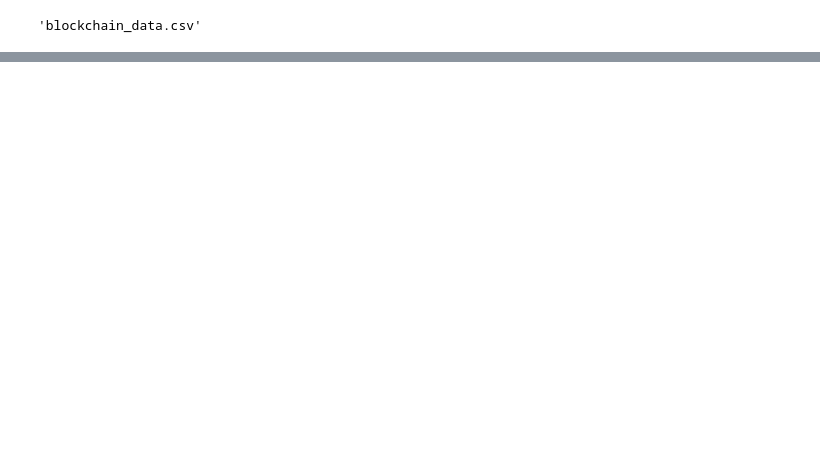
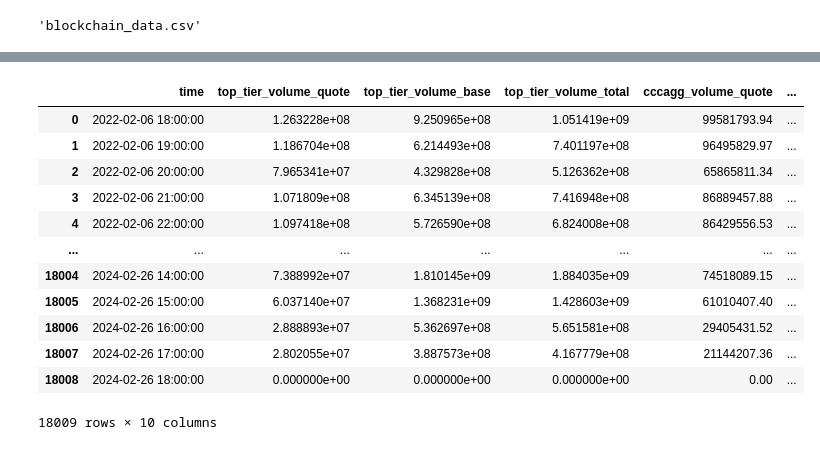
Before and after one commit to SkyTong/BTCpred, a Jupyter notebook: volume/data/raw/Blockchain_info/Blockchain_data.ipynb, the cells around one changed output, grey strips where cells are left out. Drawn from its saved outputs; the diff is of its cells as text; code cells hidden in the pictures; blank space fills up the shorter version.

```diff
--- a/volume/data/raw/Blockchain_info/Blockchain_data.ipynb
+++ b/volume/data/raw/Blockchain_info/Blockchain_data.ipynb
@@ -404,0 +484,16 @@ SyntaxError: invalid syntax (517458755.py, line 7)
+# %%
+df1
+# %% [output]
+|  | time | top_tier_volume_quote | top_tier_volume_base | top_tier_volume_total | cccagg_volume_quote | ... |
+| 0 | 2022-02-06 18:00:00 | 1.263228e+08 | 9.250965e+08 | 1.051419e+09 | 99581793.94 | ... |
+| 1 | 2022-02-06 19:00:00 | 1.186704e+08 | 6.214493e+08 | 7.401197e+08 | 96495829.97 | ... |
+| 2 | 2022-02-06 20:00:00 | 7.965341e+07 | 4.329828e+08 | 5.126362e+08 | 65865811.34 | ... |
+| 3 | 2022-02-06 21:00:00 | 1.071809e+08 | 6.345139e+08 | 7.416948e+08 | 86889457.88 | ... |
+| 4 | 2022-02-06 22:00:00 | 1.097418e+08 | 5.726590e+08 | 6.824008e+08 | 86429556.53 | ... |
+| ... | ... | ... | ... | ... | ... | ... |
+| 18004 | 2024-02-26 14:00:00 | 7.388992e+07 | 1.810145e+09 | 1.884035e+09 | 74518089.15 | ... |
+| 18005 | 2024-02-26 15:00:00 | 6.037140e+07 | 1.368231e+09 | 1.428603e+09 | 61010407.40 | ... |
+| 18006 | 2024-02-26 16:00:00 | 2.888893e+07 | 5.362697e+08 | 5.651581e+08 | 29405431.52 | ... |
+| 18007 | 2024-02-26 17:00:00 | 2.802055e+07 | 3.887573e+08 | 4.167779e+08 | 21144207.36 | ... |
+| 18008 | 2024-02-26 18:00:00 | 0.000000e+00 | 0.000000e+00 | 0.000000e+00 | 0.00 | ... |
+18009 rows × 10 columns
```
Also changed, not shown: parts of 18 cells of this notebook, 30 other files.
